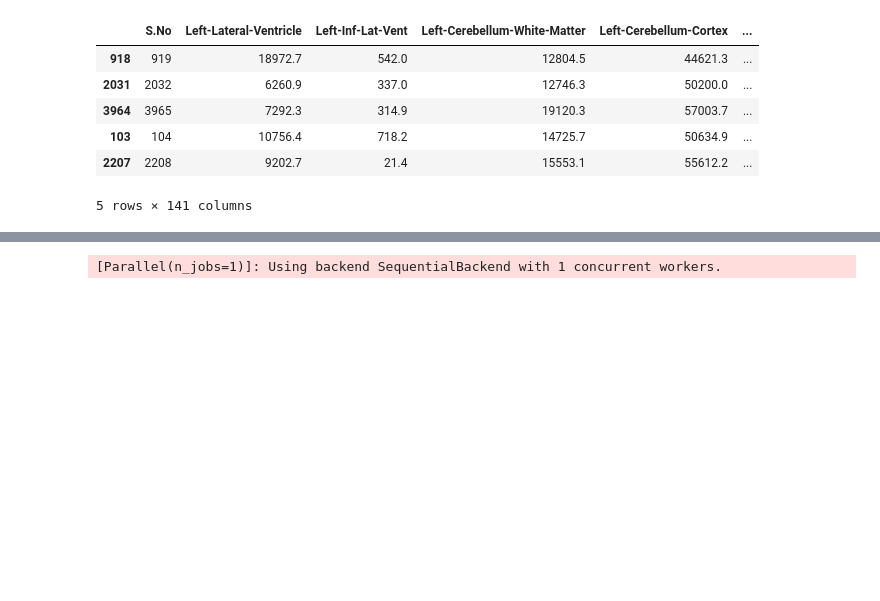
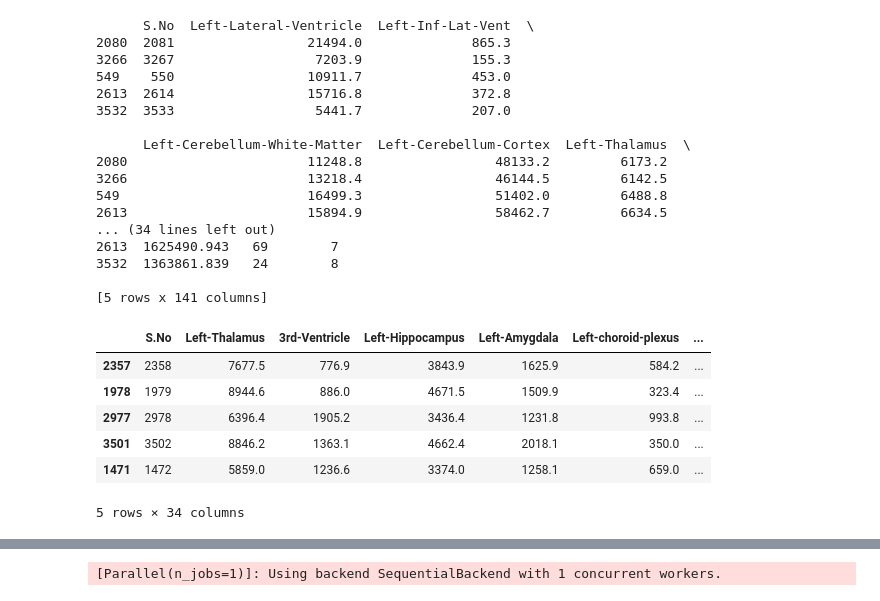
Before and after one commit to emilyzk/BMEN415_Group3, a Jupyter notebook: agam/Regression_Models_Aulakh.ipynb, the cells around one changed output, grey strips where cells are left out. Saved outputs shown, nothing was run; the diff lists cells and outputs as text; code cells hidden in the pictures; blank space fills up the shorter version.

```diff
--- a/agam/Regression_Models_Aulakh.ipynb
+++ b/agam/Regression_Models_Aulakh.ipynb
@@ -12,16 +12,39 @@ from sklearn.model_selection import KFold, StratifiedKFold, StratifiedShuffleSpl
 from sklearn.tree  import DecisionTreeRegressor
 from sklearn.ensemble import AdaBoostRegressor
 # %%
+# IMPORTING ALL DATA:
 inputData = pd.read_excel('../Volumetric_features.xlsx', engine='openpyxl').sample(frac = 1)
-inputData.head()
+
+# IMPORTING ONLY TOP FEATURES:
+topFeaturesData = pd.read_excel('../meryck/Volumetric_features-newest.xlsx', engine='openpyxl').sample(frac = 1)
+
+print(inputData.head())
+topFeaturesData.head()
 # %% [output]
+      S.No  Left-Lateral-Ventricle  Left-Inf-Lat-Vent  \
+2080  2081                 21494.0              865.3
+3266  3267                  7203.9              155.3
+549    550                 10911.7              453.0
+2613  2614                 15716.8              372.8
+3532  3533                  5441.7              207.0
+
+      Left-Cerebellum-White-Matter  Left-Cerebellum-Cortex  Left-Thalamus  \
+2080                       11248.8                 48133.2         6173.2
+3266                       13218.4                 46144.5         6142.5
+549                        16499.3                 51402.0         6488.8
+2613                       15894.9                 58462.7         6634.5
+... (34 lines left out)
+2613  1625490.943   69        7
+3532  1363861.839   24        8
+
+[5 rows x 141 columns]
-|  | S.No | Left-Lateral-Ventricle | Left-Inf-Lat-Vent | Left-Cerebellum-White-Matter | Left-Cerebellum-Cortex | ... |
-| 918 | 919 | 18972.7 | 542.0 | 12804.5 | 44621.3 | ... |
-| 2031 | 2032 | 6260.9 | 337.0 | 12746.3 | 50200.0 | ... |
-| 3964 | 3965 | 7292.3 | 314.9 | 19120.3 | 57003.7 | ... |
-| 103 | 104 | 10756.4 | 718.2 | 14725.7 | 50634.9 | ... |
-| 2207 | 2208 | 9202.7 | 21.4 | 15553.1 | 55612.2 | ... |
+|  | S.No | Left-Thalamus | 3rd-Ventricle | Left-Hippocampus | Left-Amygdala | Left-choroid-plexus | ... |
+| 2357 | 2358 | 7677.5 | 776.9 | 3843.9 | 1625.9 | 584.2 | ... |
+| 1978 | 1979 | 8944.6 | 886.0 | 4671.5 | 1509.9 | 323.4 | ... |
+| 2977 | 2978 | 6396.4 | 1905.2 | 3436.4 | 1231.8 | 993.8 | ... |
+| 3501 | 3502 | 8846.2 | 1363.1 | 4662.4 | 2018.1 | 350.0 | ... |
+| 1471 | 1472 | 5859.0 | 1236.6 | 3374.0 | 1258.1 | 659.0 | ... |
-5 rows × 141 columns
+5 rows × 34 columns
 # %%
 # select the input brain volume vector (X) and the output age vector (y)
 X = inputData.drop(columns=['S.No', 'Age', 'dataset'])
```
Also changed, not shown: parts of 13 cells of this notebook, 1 other file.
